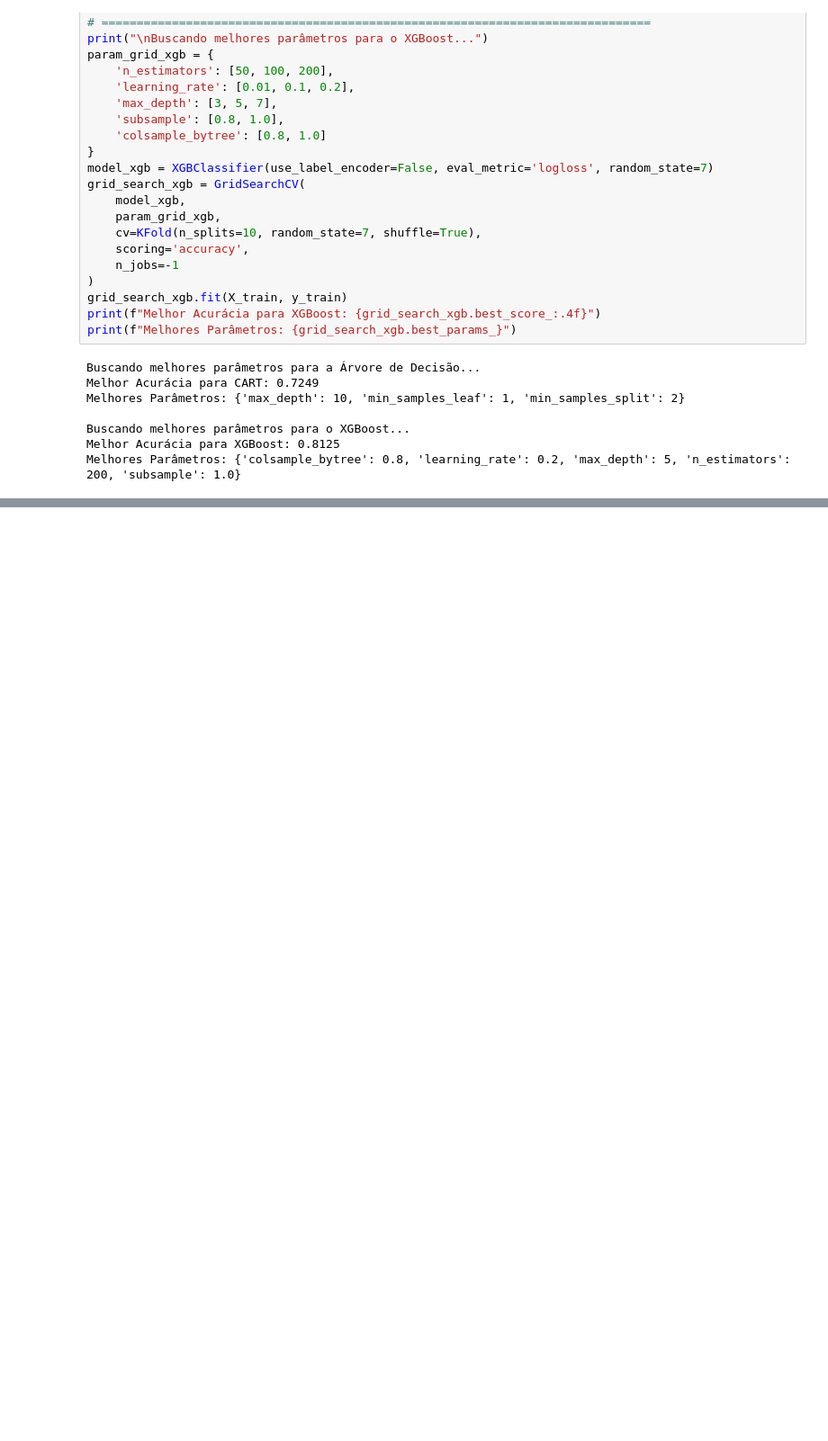
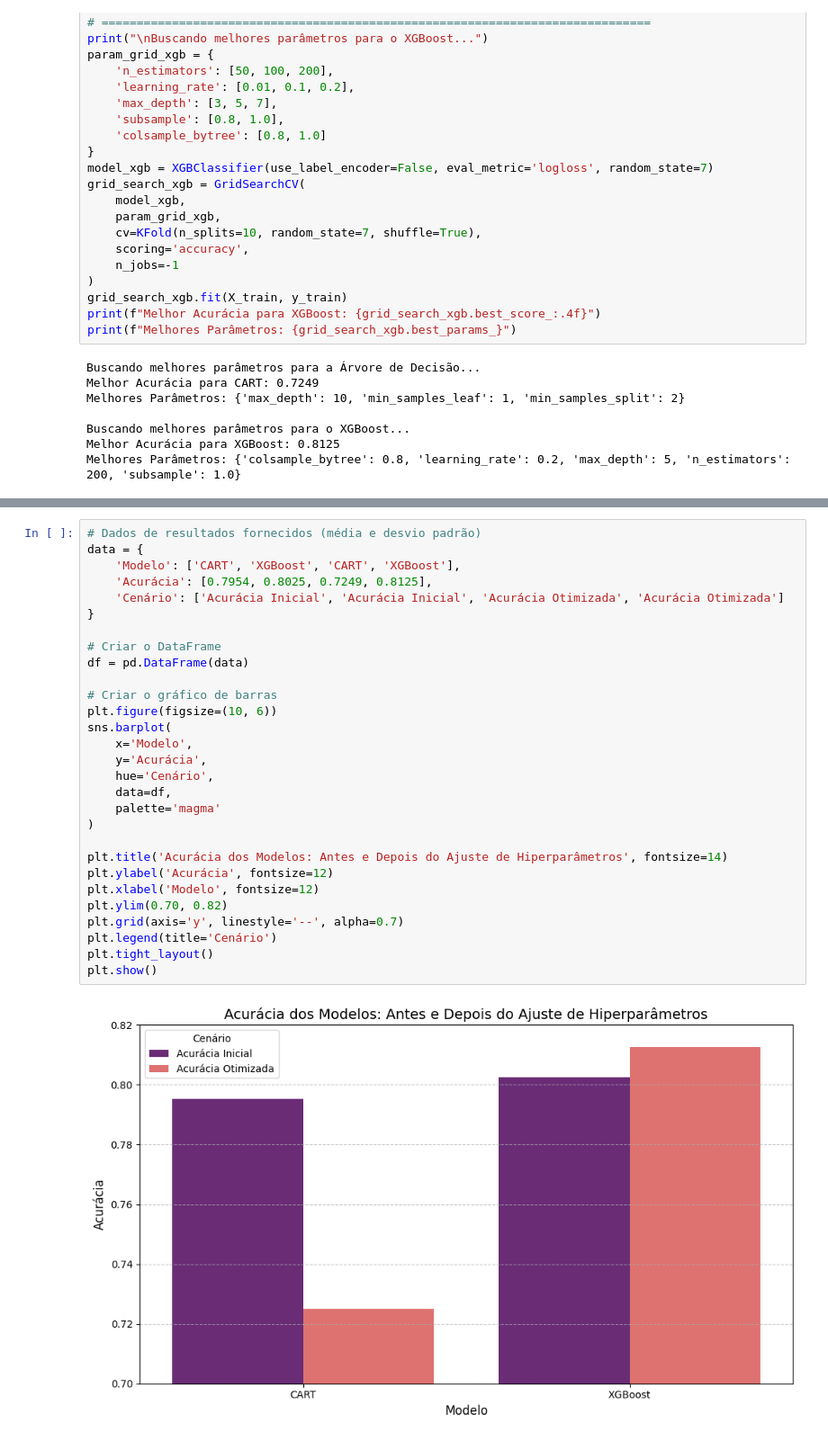
Before and after one commit to AlineFiori/MVP-Machine_Learning, a Jupyter notebook: Template_Machine_Learning_Pregnancy.ipynb, the cells around one changed output, grey strips where cells are left out. Shown at 90% size. Saved outputs shown, nothing was run; the diff lists cells and outputs as text; blank space fills up the shorter version.

```diff
--- a/Template_Machine_Learning_Pregnancy.ipynb
+++ b/Template_Machine_Learning_Pregnancy.ipynb
@@ -1375 +1300,32 @@ Melhores Parâmetros: {'model__colsample_bytree': 0.8, 'model__learning_rate': 0
+# %%
+# Dados de resultados fornecidos (média e desvio padrão)
+data = {
+    'Modelo': ['CART', 'XGBoost', 'CART', 'XGBoost'],
+    'Acurácia': [0.7954, 0.8025, 0.7249, 0.8125],
+    'Cenário': ['Acurácia Inicial', 'Acurácia Inicial', 'Acurácia Otimizada', 'Acurácia Otimizada']
+}
+
+# Criar o DataFrame
+df = pd.DataFrame(data)
+
+# Criar o gráfico de barras
+plt.figure(figsize=(10, 6))
+sns.barplot(
+    x='Modelo',
+    y='Acurácia',
+    hue='Cenário',
+    data=df,
+    palette='magma'
+)
+
+plt.title('Acurácia dos Modelos: Antes e Depois do Ajuste de Hiperparâmetros', fontsize=14)
+plt.ylabel('Acurácia', fontsize=12)
+plt.xlabel('Modelo', fontsize=12)
+plt.ylim(0.70, 0.82)
+plt.grid(axis='y', linestyle='--', alpha=0.7)
+plt.legend(title='Cenário')
+plt.tight_layout()
+plt.show()
+# %% [output]
+[figure, added]
 # %% [markdown]
```
Also changed, not shown: parts of 9 cells of this notebook.
